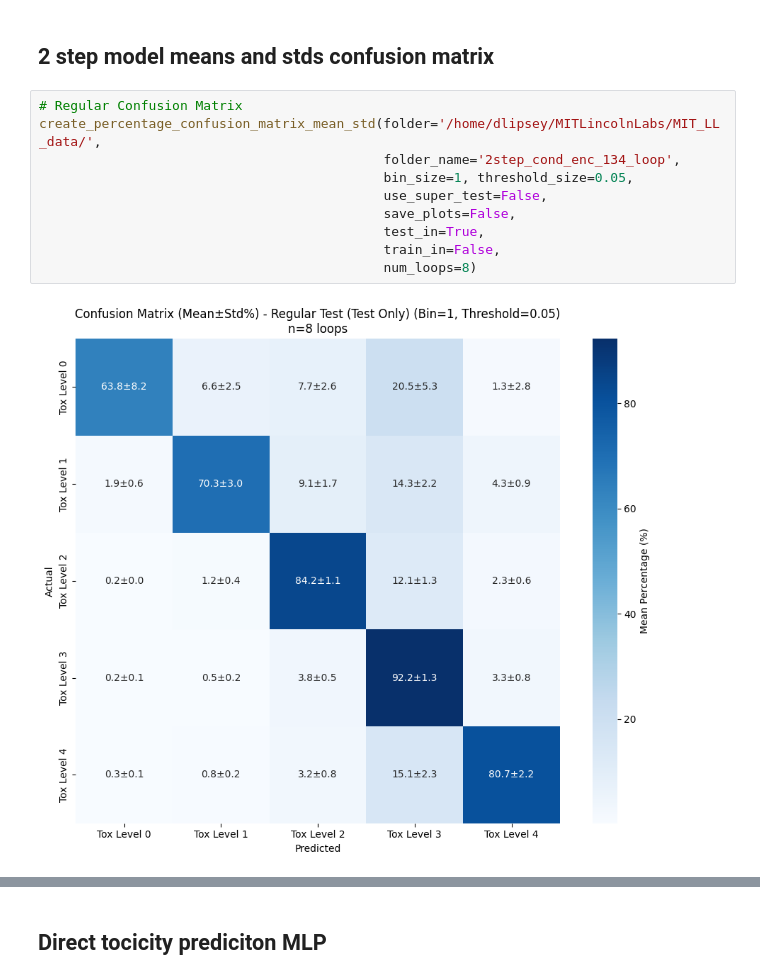
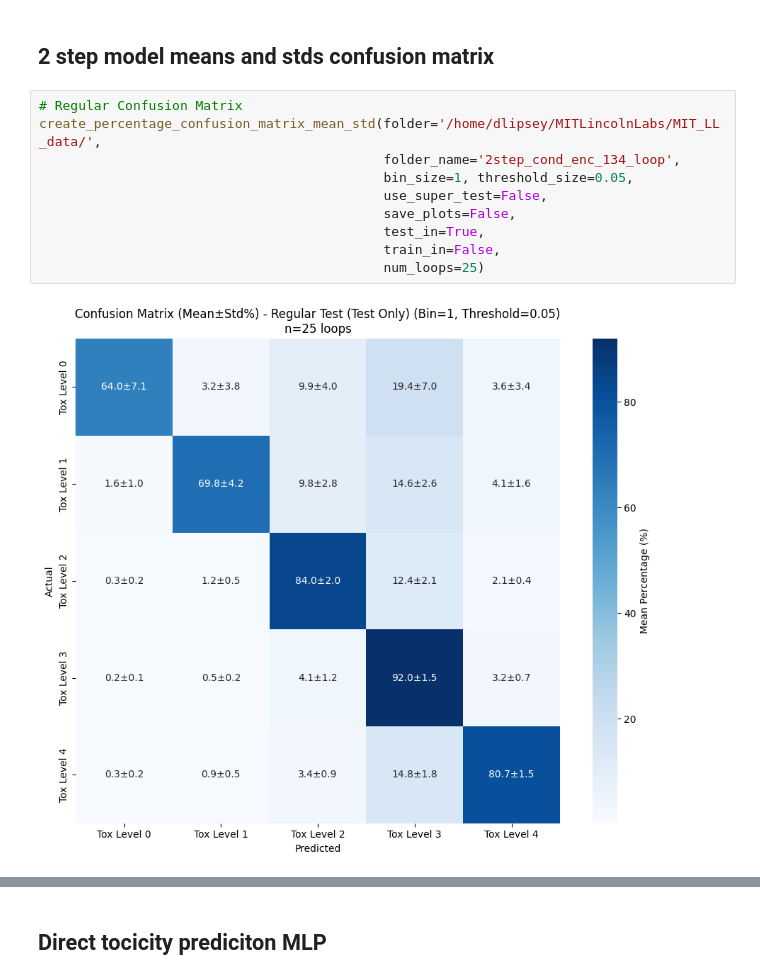
Before and after one commit to DashLLipsey/PREDICT-MIT-LL, a Jupyter notebook: Notebooks/2_step_model_confusion_and_heatmaps.ipynb, the cells around one changed output, grey strips where cells are left out. Saved outputs shown, nothing was run; the diff lists cells and outputs as text.

```diff
--- a/Notebooks/2_step_model_confusion_and_heatmaps.ipynb
+++ b/Notebooks/2_step_model_confusion_and_heatmaps.ipynb
@@ -2958,15 +2958,15 @@ weighted avg       0.87      0.86      0.86      7222
 # %%
 # Regular Confusion Matrix
 create_percentage_confusion_matrix_mean_std(folder='/home/dlipsey/MITLincolnLabs/MIT_LL_data/',
                                             folder_name='2step_cond_enc_134_loop',
                                             bin_size=1, threshold_size=0.05,
                                             use_super_test=False,
                                             save_plots=False,
                                             test_in=True,
                                             train_in=False,
-                                            num_loops=8)
+                                            num_loops=25)
 # %% [output]
-[figure, old version]
+[figure, new version]
 # %%
 # Synthetic Ablation Confusion Matrix
 create_percentage_confusion_matrix_mean_std(folder='/home/dlipsey/MITLincolnLabs/MIT_LL_data/',
```
Also changed, not shown: parts of 9 cells of this notebook, 5 other files.
